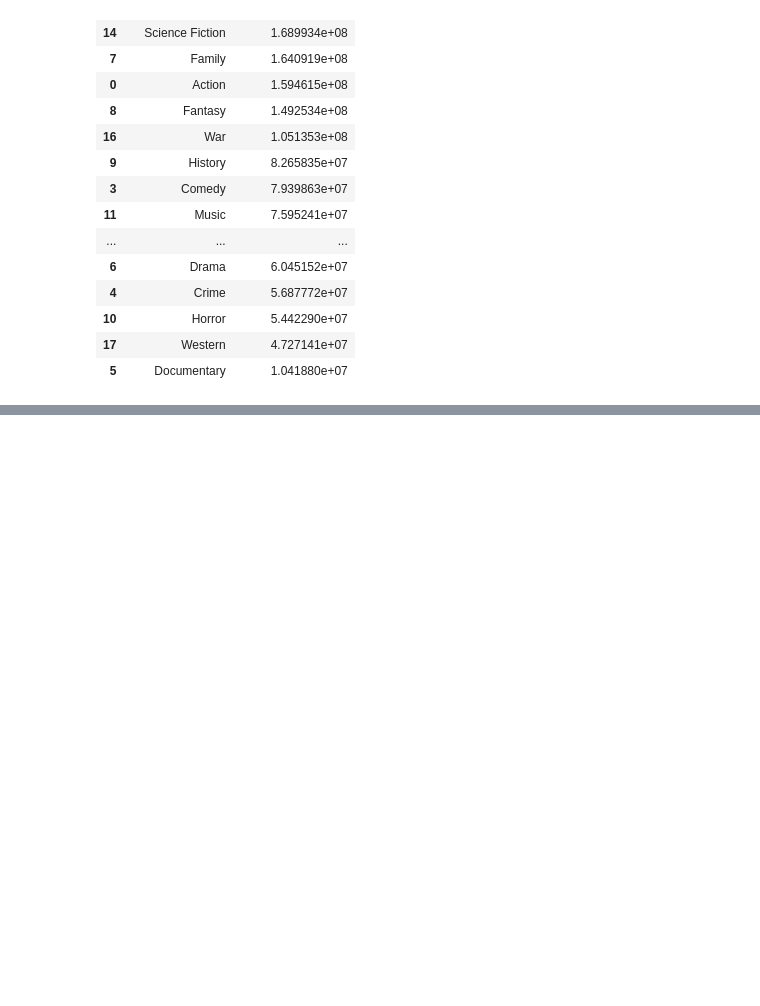
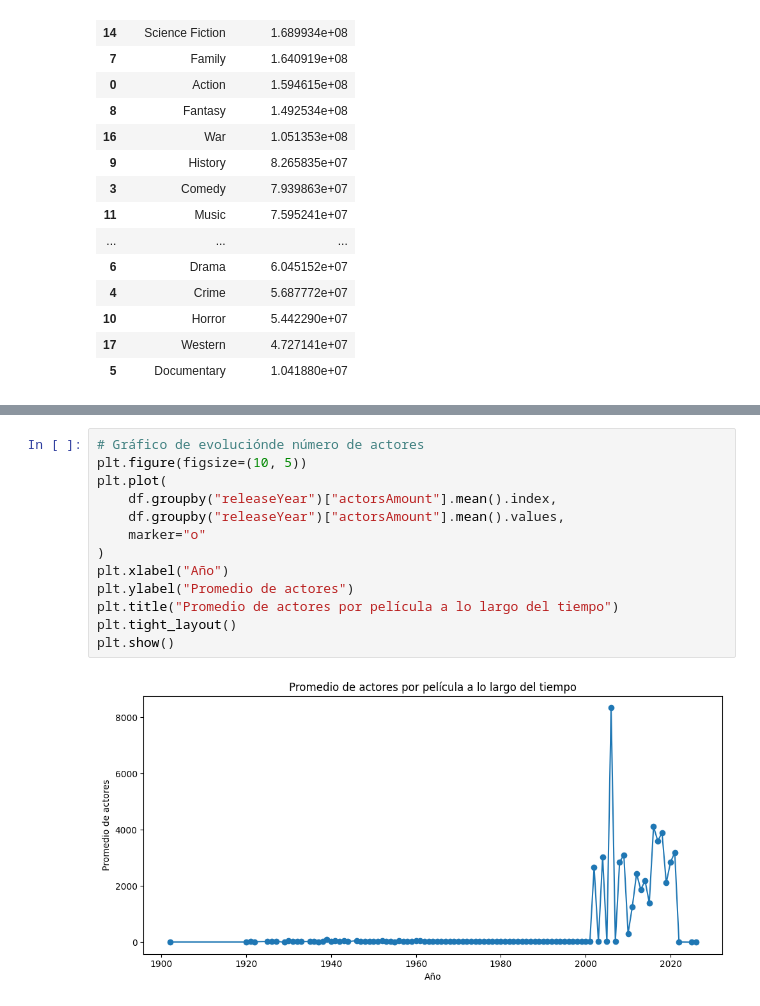
Before and after one commit to Palasuwu/Minerialab01, a Jupyter notebook: Lab01.ipynb, the cells around one changed output, grey strips where cells are left out. Cells and saved outputs as stored; diff of their text form; blank space fills up the shorter version.

```diff
--- a/Lab01.ipynb
+++ b/Lab01.ipynb
@@ -315,0 +440,15 @@ display(ingresos_por_genero)
+# %%
+# Gráfico de evoluciónde número de actores
+plt.figure(figsize=(10, 5))
+plt.plot(
+    df.groupby("releaseYear")["actorsAmount"].mean().index,
+    df.groupby("releaseYear")["actorsAmount"].mean().values,
+    marker="o"
+)
+plt.xlabel("Año")
+plt.ylabel("Promedio de actores")
+plt.title("Promedio de actores por película a lo largo del tiempo")
+plt.tight_layout()
+plt.show()
+# %% [output]
+[figure, added]
```
Also changed, not shown: parts of 10 cells of this notebook.
